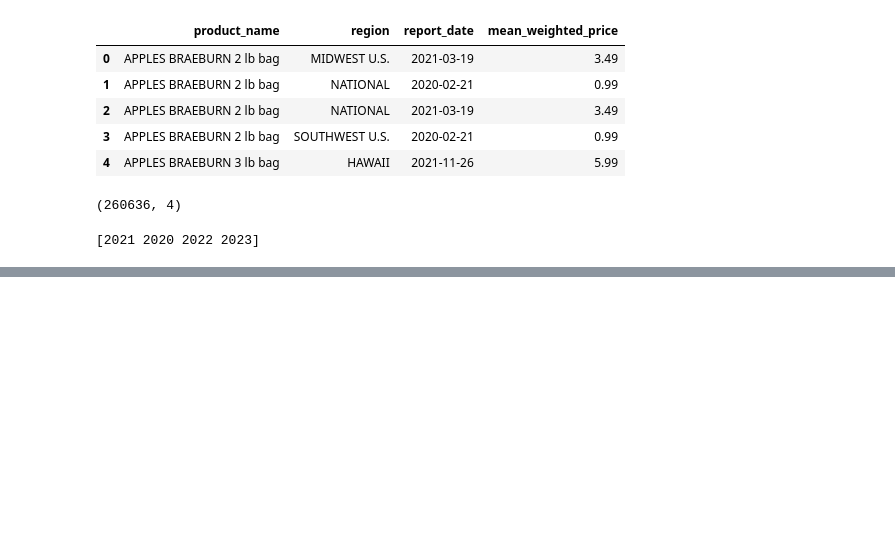
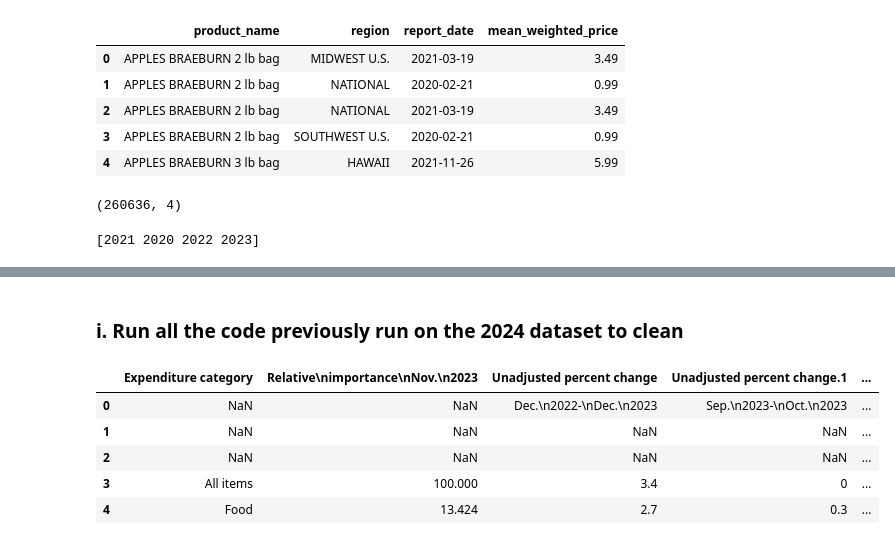
Before and after one commit to bradleytkay/Q1-2025-data-analysis-project-challenge, a Jupyter notebook: Q1-2025-step-2a-cleaning-pt-2.ipynb, the cells around one changed output, grey strips where cells are left out. Saved outputs shown, nothing was run; the diff lists cells and outputs as text; code cells hidden in the pictures; blank space fills up the shorter version.

```diff
--- a/Q1-2025-step-2a-cleaning-pt-2.ipynb
+++ b/Q1-2025-step-2a-cleaning-pt-2.ipynb
@@ -662,0 +695,17 @@ print(unique_years)
+# %% [markdown]
+### i. Run all the code previously run on the 2024 dataset to clean
+# %%
+# Get rid of indexes.  Will just use summary data.
+
+indexes = bls_df.columns[bls_df.columns.str.contains('index', case=False)]
+
+bls_df.drop(columns=indexes, axis=1, inplace=True)
+
+bls_df.head()
+# %% [output]
+|  | Expenditure category | Relative\nimportance\nNov.\n2023 | Unadjusted percent change | Unadjusted percent change.1 | ... |
+| 0 | NaN | NaN | Dec.\n2022-\nDec.\n2023 | Sep.\n2023-\nOct.\n2023 | ... |
+| 1 | NaN | NaN | NaN | NaN | ... |
+| 2 | NaN | NaN | NaN | NaN | ... |
+| 3 | All items | 100.000 | 3.4 | 0 | ... |
+| 4 | Food | 13.424 | 2.7 | 0.3 | ... |
```
Also changed, not shown: parts of 12 cells of this notebook.
